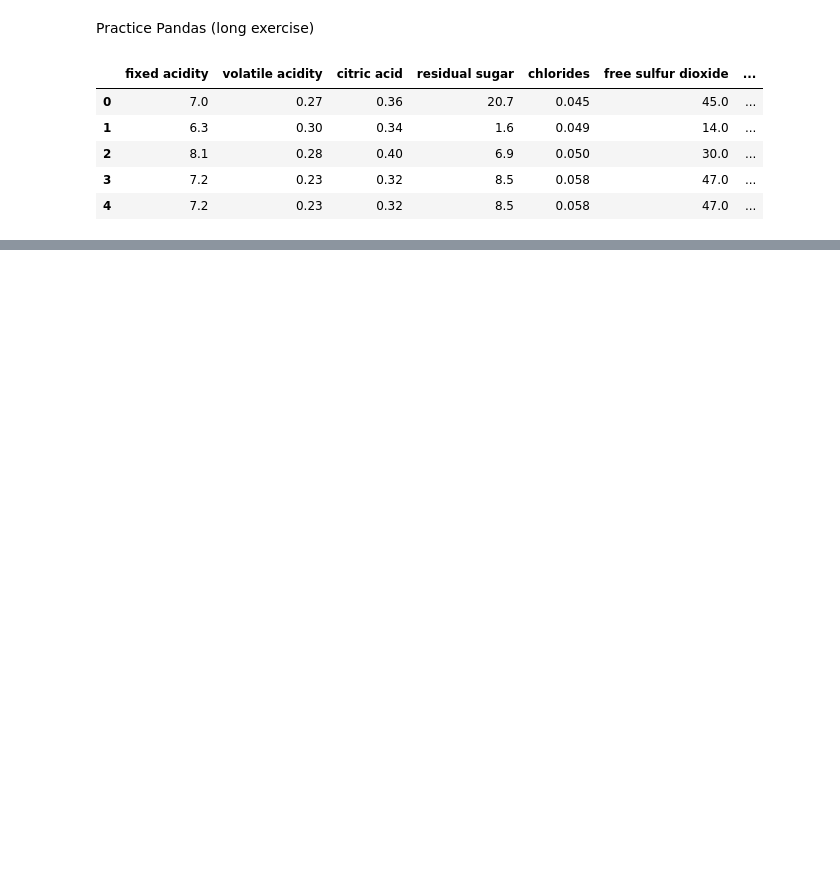
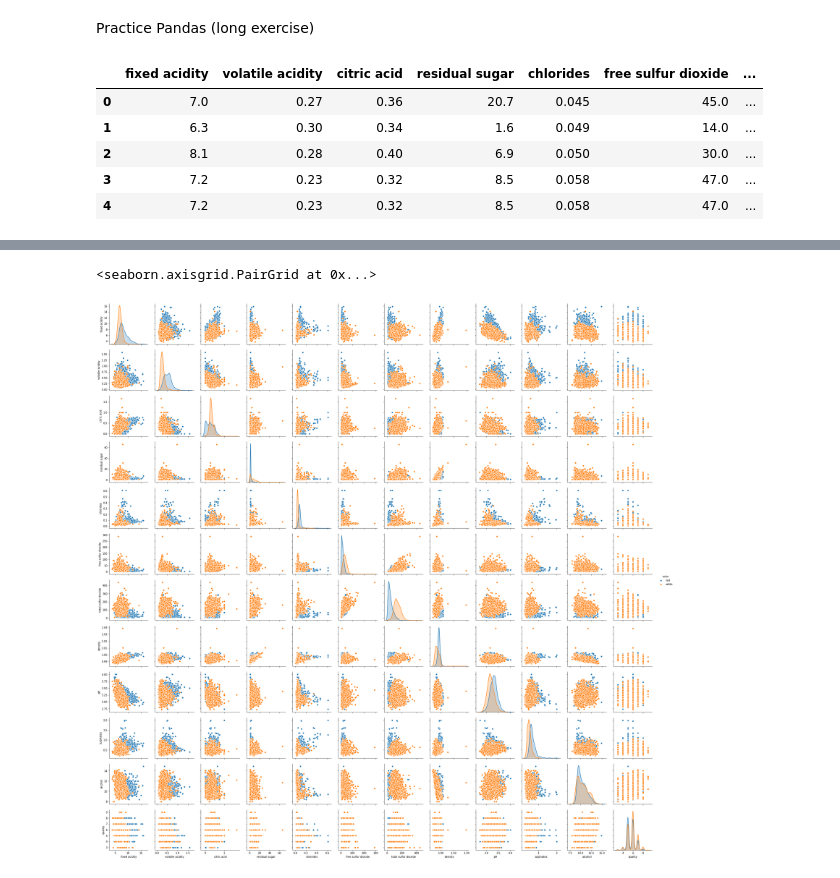
Before and after one commit to mohammadbashiri/MPI-python-workshop-march2019, a Jupyter notebook: Day2/day2_exercise6.ipynb, the cells around one changed output, grey strips where cells are left out. Cells and saved outputs as stored; diff of their text form; code cells hidden in the pictures; blank space fills up the shorter version.

```diff
--- a/Day2/day2_exercise6.ipynb
+++ b/Day2/day2_exercise6.ipynb
@@ -17,0 +46,3 @@ df.head()
+# %%
+df_red = pd.read_csv("data/winequality-red.csv", sep=';')
+df_white = pd.read_csv("data/winequality-white.csv", sep=';')
@@ -17,0 +66,5 @@ df.head()
+# %%
+df_red['color'] = 'red'
+df_white['color'] = 'white'
+# %%
+df = pd.concat((df_red, df_white))
@@ -17,0 +80,5 @@ df.head()
+# %%
+sns.pairplot(df, hue='color')
+# %% [output]
+<seaborn.axisgrid.PairGrid at 0x...>
+[figure, added]
```
Also changed, not shown: parts of 27 cells of this notebook, 7 other files.
